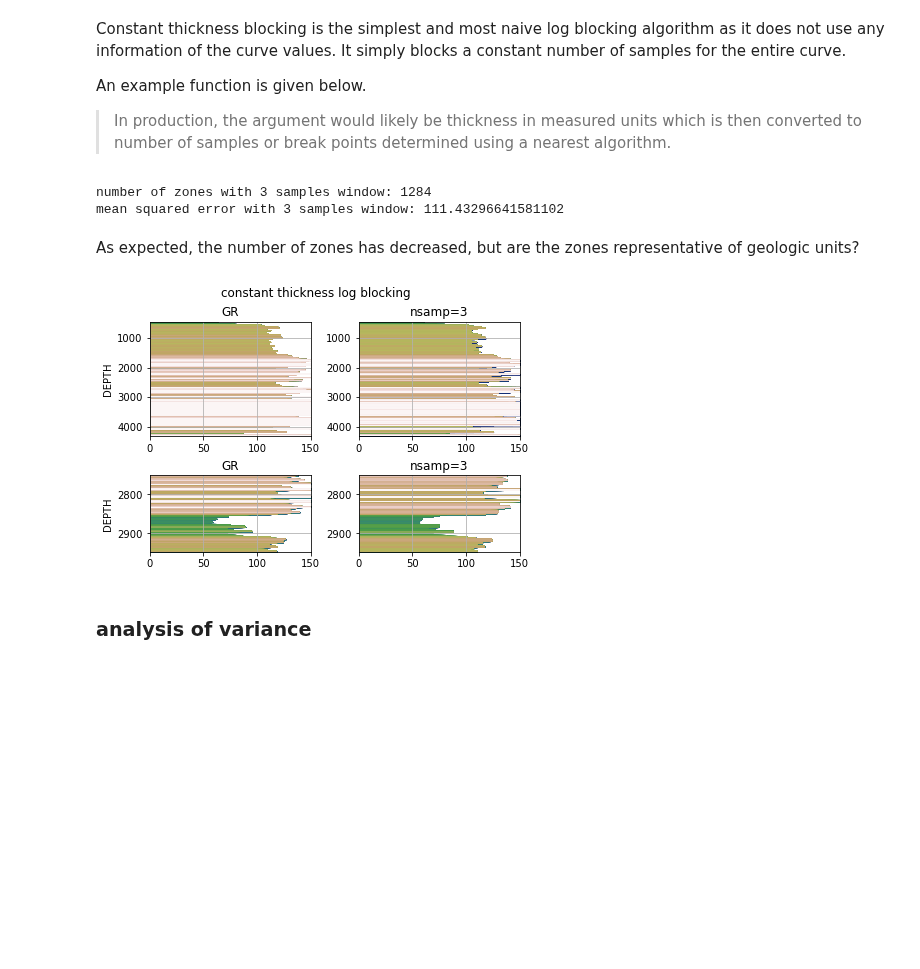
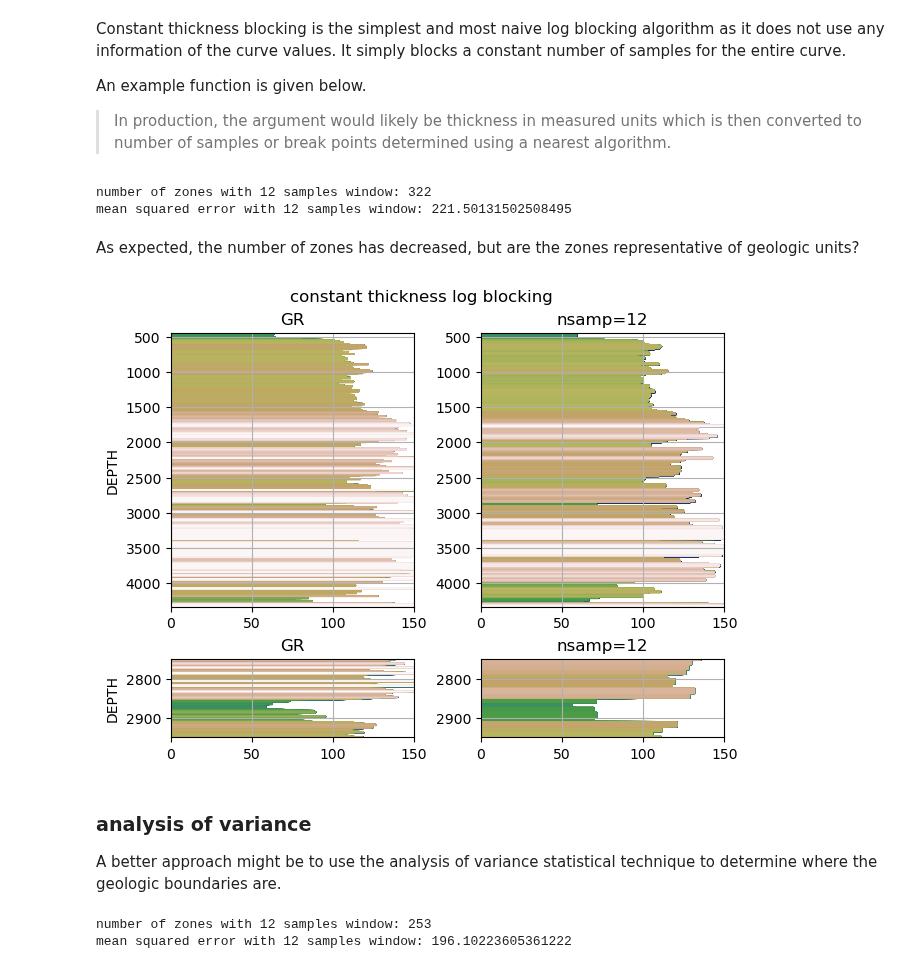
Before and after one commit to anthonytorlucci/anova_well_curve_blocking, a Jupyter notebook: example_anova.ipynb, the cells around one changed output. Drawn from its saved outputs; the diff is of its cells as text; code cells hidden in the pictures; blank space fills up the shorter version.

```diff
--- a/example_anova.ipynb
+++ b/example_anova.ipynb
@@ -42,32 +42,41 @@ def constant_thickness_zoning(input_array:numpy.ndarray, nsamples:int):
         output_array[n+nsamples:] = numpy.median(input_array[n+nsamples:])
     return output_array
 
-curve_thick = constant_thickness_zoning(input_array=curve, nsamples=3)
-print(f'number of zones with {3} samples window: {number_of_zones(arr=curve_thick)}')
-print(f'mean squared error with {3} samples window: {numpy.mean(numpy.square(curve - curve_thick))}')
+nsamples = 12
+curve_thick = constant_thickness_zoning(input_array=curve, nsamples=nsamples)
+print(f'number of zones with {nsamples} samples window: {number_of_zones(arr=curve_thick)}')
+print(f'mean squared error with {nsamples} samples window: {numpy.mean(numpy.square(curve - curve_thick))}')
 # %% [output]
-number of zones with 3 samples window: 1284
-mean squared error with 3 samples window: 111.43296641581102
+number of zones with 12 samples window: 322
+mean squared error with 12 samples window: 221.50131502508495
 # %% [markdown]
 As expected, the number of zones has decreased, but are the zones representative of geologic units?
 # %%
 # create plot
-gs_kw = dict(width_ratios=[1,1], height_ratios=[3,2])
+gs_kw = dict(width_ratios=[1,1], height_ratios=[7,2])
 fig, axs = plt.subplots(ncols=2, nrows=2, constrained_layout=True, gridspec_kw=gs_kw)  # figsize=(16.5,9.5)
 fig.suptitle('constant thickness log blocking')
 curve_plot(ax=axs[0,0], depth=depth, curve=curve, ax_title='GR', cmap_name='gist_earth')
 axs[0,0].set_ylabel('DEPTH')
-curve_plot(ax=axs[0,1], depth=depth, curve=curve_thick, ax_title=f'nsamp={3}', cmap_name='gist_earth')
+curve_plot(ax=axs[0,1], depth=depth, curve=curve_thick, ax_title=f'nsamp={nsamples}', cmap_name='gist_earth')
 
 # plot depth range
 z_lower_indx = numpy.argwhere(depth > 2750)
 idx0 = z_lower_indx[0,0]
 z_upper_indx = numpy.argwhere(depth < 2950)
 idx1 = z_upper_indx[-1,0]
 curve_plot(ax=axs[1,0], depth=depth[idx0:idx1], curve=curve[idx0:idx1], ax_title='GR', cmap_name='gist_earth')
 axs[1,0].set_ylabel('DEPTH')
-curve_plot(ax=axs[1,1], depth=depth[idx0:idx1], curve=curve_thick[idx0:idx1], ax_title=f'nsamp={3}', cmap_name='gist_earth')
+curve_plot(ax=axs[1,1], depth=depth[idx0:idx1], curve=curve_thick[idx0:idx1], ax_title=f'nsamp={nsamples}', cmap_name='gist_earth')
 # %% [output]
-[figure, old version]
+[figure, new version]
-# %% [markdown]
-### analysis of variance
+# %% [markdown]
+### analysis of variance
+A better approach might be to use the analysis of variance statistical technique to determine where the geologic boundaries are.
+# %%
+curve_anova = anova_zoning(input_array=curve, min_samples_in_zone=nsamples)
+print(f'number of zones with {nsamples} samples window: {number_of_zones(arr=curve_anova)}')
+print(f'mean squared error with {nsamples} samples window: {numpy.mean(numpy.square(curve - curve_anova))}')
+# %% [output]
+number of zones with 12 samples window: 253
+mean squared error with 12 samples window: 196.10223605361222
```
Also changed, not shown: parts of 1 cell of this notebook, 49 other files.
